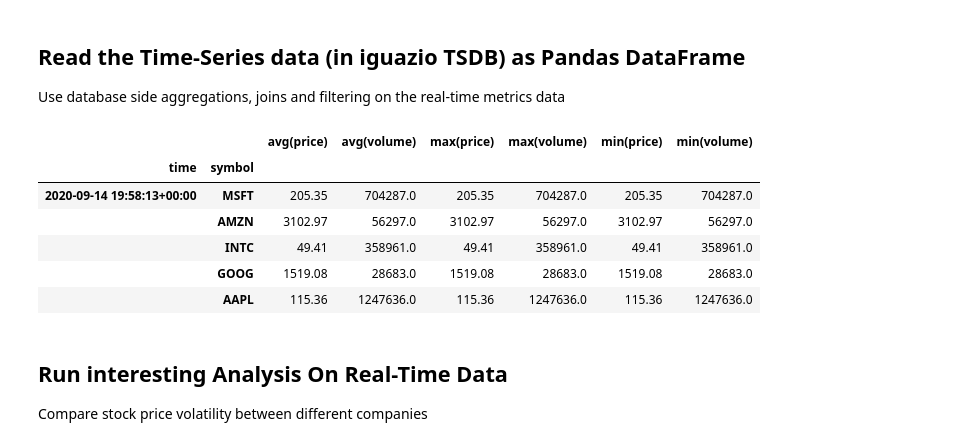
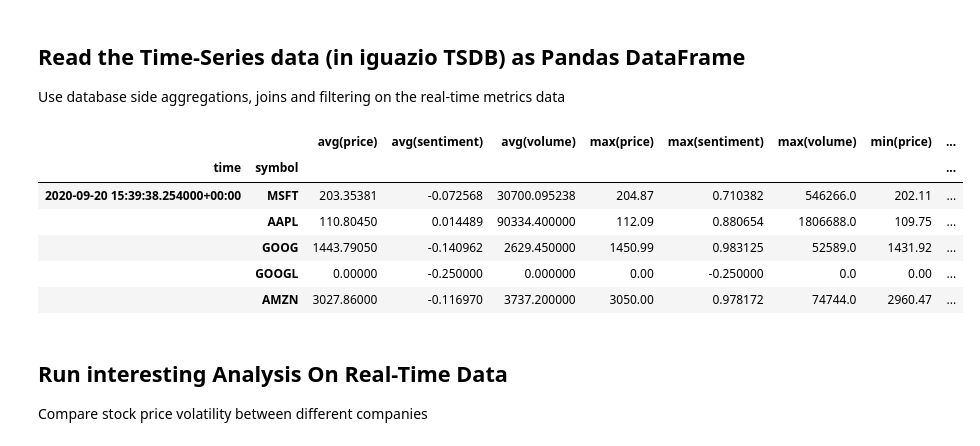
Before and after one commit to mlrun/demo-stocks, a Jupyter notebook: code/05-explore.ipynb, the cells around one changed output. Cells and saved outputs as stored; diff of their text form; code cells hidden in the pictures.

```diff
--- a/code/05-explore.ipynb
+++ b/code/05-explore.ipynb
@@ -58,16 +58,16 @@ kvdf.head()
 Use database side aggregations, joins and filtering on the real-time metrics data
 # %%
 # Read Time-Series aggregates from the DB (returned as a data stream, use concat to assemble the frames)
-tsdf = client.read(backend='tsdb', query='select avg(*), max(*), min(*) from stocks.stocks_tsdb', step='1m', start="now-2d", end='now',multi_index=True)
+tsdf = client.read(backend='tsdb', query="select avg(*), max(*), min(*) from 'stocks/stocks_tsdb'", start='now-2d', end='now', multi_index=True)
 tsdf.head()
 # %% [output]
-|  |  | avg(price) | avg(volume) | max(price) | max(volume) | min(price) | min(volume) |
-| time | symbol |  |  |  |  |  |  |
-| 2020-09-14 19:58:13+00:00 | MSFT | 205.35 | 704287.0 | 205.35 | 704287.0 | 205.35 | 704287.0 |
-|  | AMZN | 3102.97 | 56297.0 | 3102.97 | 56297.0 | 3102.97 | 56297.0 |
-|  | INTC | 49.41 | 358961.0 | 49.41 | 358961.0 | 49.41 | 358961.0 |
-|  | GOOG | 1519.08 | 28683.0 | 1519.08 | 28683.0 | 1519.08 | 28683.0 |
-|  | AAPL | 115.36 | 1247636.0 | 115.36 | 1247636.0 | 115.36 | 1247636.0 |
+|  |  | avg(price) | avg(sentiment) | avg(volume) | max(price) | max(sentiment) | max(volume) | min(price) | ... |
+| time | symbol |  |  |  |  |  |  |  | ... |
+| 2020-09-20 15:39:38.254000+00:00 | MSFT | 203.35381 | -0.072568 | 30700.095238 | 204.87 | 0.710382 | 546266.0 | 202.11 | ... |
+|  | AAPL | 110.80450 | 0.014489 | 90334.400000 | 112.09 | 0.880654 | 1806688.0 | 109.75 | ... |
+|  | GOOG | 1443.79050 | -0.140962 | 2629.450000 | 1450.99 | 0.983125 | 52589.0 | 1431.92 | ... |
+|  | GOOGL | 0.00000 | -0.250000 | 0.000000 | 0.00 | -0.250000 | 0.0 | 0.00 | ... |
+|  | AMZN | 3027.86000 | -0.116970 | 3737.200000 | 3050.00 | 0.978172 | 74744.0 | 2960.47 | ... |
 # %% [markdown]
 ## Run interesting Analysis On Real-Time Data
 Compare stock price volatility between different companies
```
Also changed, not shown: parts of 12 cells of this notebook.
